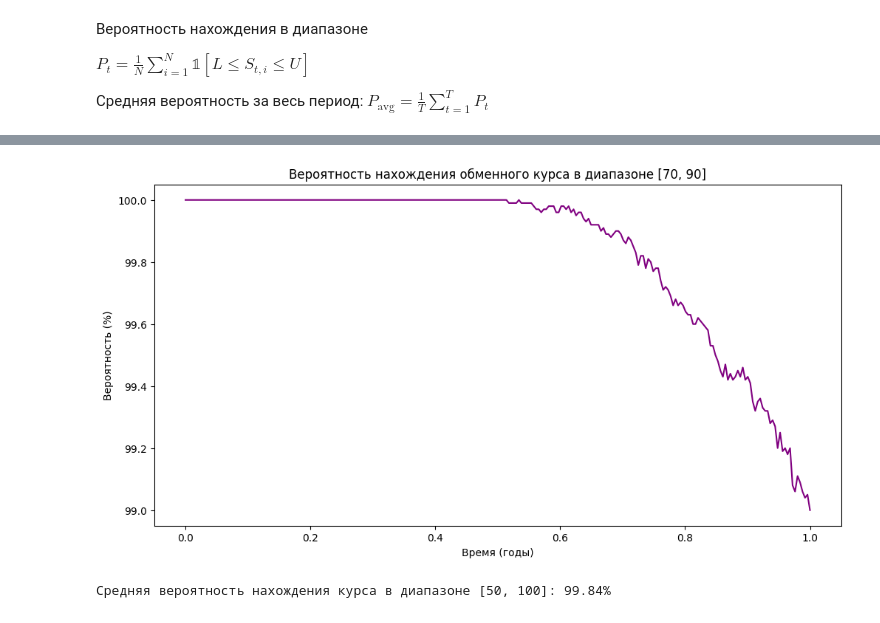
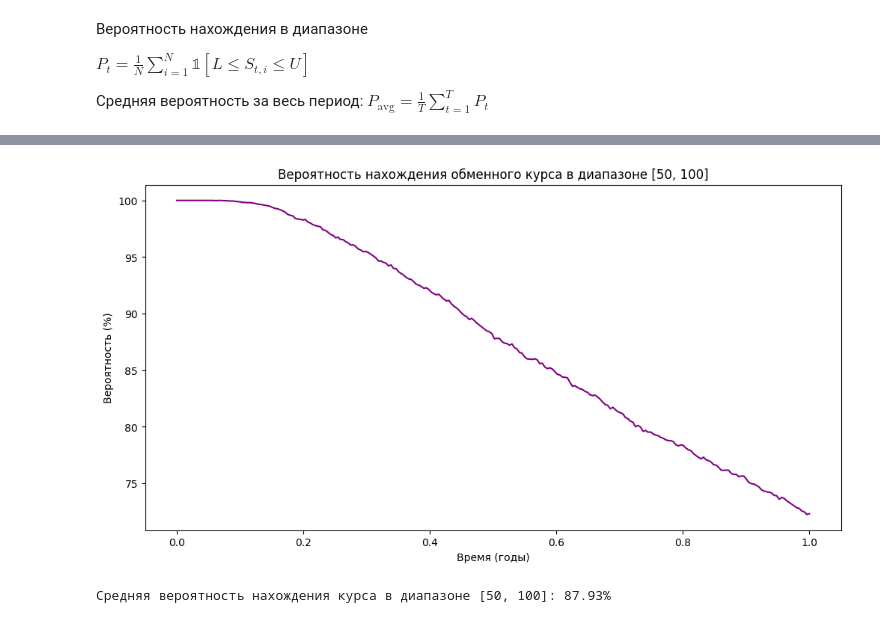
Before and after one commit to dimontmf7/SDE-based-models, a Jupyter notebook: SDE_based_models.ipynb, the cells around one changed output, grey strips where cells are left out. Saved outputs shown, nothing was run; the diff lists cells and outputs as text; code cells hidden in the pictures.

```diff
--- a/SDE_based_models.ipynb
+++ b/SDE_based_models.ipynb
@@ -156,8 +156,7 @@ def simulate_exchange_rate(S0, r_domestic, r_foreign, sigma_S, T, N, random_numb
     Выход:
     - exchange_rates: массив значений обменного курса в каждый момент времени.
 
-    Особенности:
-    - Дрейф зависит от разницы процентных ставок домашней и иностранной валют.
+    Дрейф зависит от разницы процентных ставок домашней и иностранной валют.
     """
     dt = T / N
     exchange_rates = np.zeros(N)
@@ -187,8 +186,7 @@ def generate_correlated_random_numbers(N, corr_matrix):
     Выход:
     - correlated_randoms: массив коррелированных случайных чисел.
 
-    Особенности:
-    - Разложение Холецкого гарантирует положительную определенность корреляционной матрицы.
+    Разложение Холецкого гарантирует положительную определенность корреляционной матрицы.
     """
     L = np.linalg.cholesky(corr_matrix)
     uncorrelated_randoms = np.random.normal(size=(N, 3))
@@ -299,7 +297,7 @@ for sim in tqdm(range(num_simulations)):
     correlated_randoms = generate_correlated_random_numbers(N, corr_matrix)
     usd_rates_all[sim] = simulate_cir(0.015, 0.3, 0.015, 0.02, T, N, correlated_randoms[:, 0])
     rub_rates_all[sim] = simulate_cir_with_jumps(0.065, 0.3, 0.065, 0.05, 0.1, 0.02, 0.01, T, N, correlated_randoms[:, 1])
-    exchange_rates_all[sim] = simulate_exchange_rate(75, rub_rates_all[sim], usd_rates_all[sim], 0.1, T, N, correlated_randoms[:, 2])
+    exchange_rates_all[sim] = simulate_exchange_rate(90, rub_rates_all[sim], usd_rates_all[sim], 0.1, T, N, correlated_randoms[:, 2])
 # %% [markdown]
 
 
@@ -488,5 +488,5 @@ for sim in tqdm(range(num_simulations)):
     correlated_randoms = generate_correlated_random_numbers(N, average_corr_matrix)
     usd_rates_all[sim] = simulate_cir(0.015, 0.3, 0.015, 0.02, T, N, correlated_randoms[:, 0])
     rub_rates_all[sim] = simulate_cir_with_jumps(0.065, 0.3, 0.065, 0.05, 0.1, 0.02, 0.01, T, N, correlated_randoms[:, 1])
-    exchange_rates_all[sim] = simulate_exchange_rate(75, rub_rates_all[sim], usd_rates_all[sim], 0.1, T, N, correlated_randoms[:, 2])
+    exchange_rates_all[sim] = simulate_exchange_rate(90, rub_rates_all[sim], usd_rates_all[sim], 0.1, T, N, correlated_randoms[:, 2])
 # %%
@@ -647,19 +647,19 @@ print(f"Средняя вероятность нахождения курса в
 # %%
 # Рассчитываем вероятность нахождения курса в диапазоне на каждом шаге времени
 average_in_range = np.mean(
     np.logical_and(exchange_rates_all >= lower_bound, exchange_rates_all <= upper_bound), axis=0
 )
 
 plt.figure(figsize=(12, 6))
 plt.plot(np.linspace(0, T, N), average_in_range * 100, color='purple')
-plt.title('Вероятность нахождения обменного курса в диапазоне [70, 90]')
+plt.title('Вероятность нахождения обменного курса в диапазоне [50, 100]')
 plt.xlabel('Время (годы)')
 plt.ylabel('Вероятность (%)')
 plt.show()
 
 # Итоговая вероятность за весь период
 final_probability = np.mean(average_in_range)
 print(f"Средняя вероятность нахождения курса в диапазоне [50, 100]: {final_probability * 100:.2f}%")
 # %% [output]
-[figure, old version]
+[figure, new version]
-Средняя вероятность нахождения курса в диапазоне [50, 100]: 99.84%
+Средняя вероятность нахождения курса в диапазоне [50, 100]: 87.93%
```
Also changed, not shown: parts of 11 cells of this notebook.
